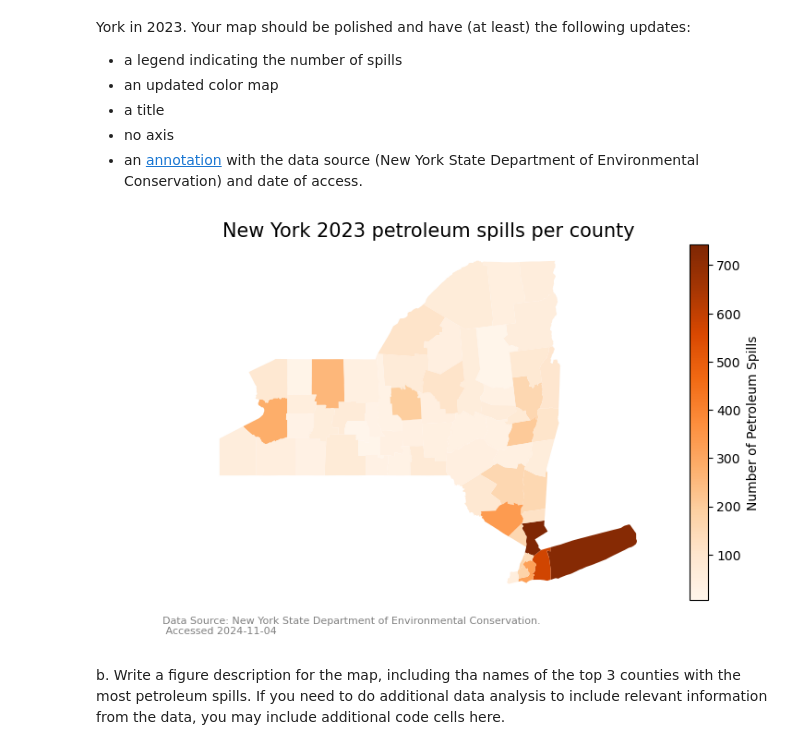
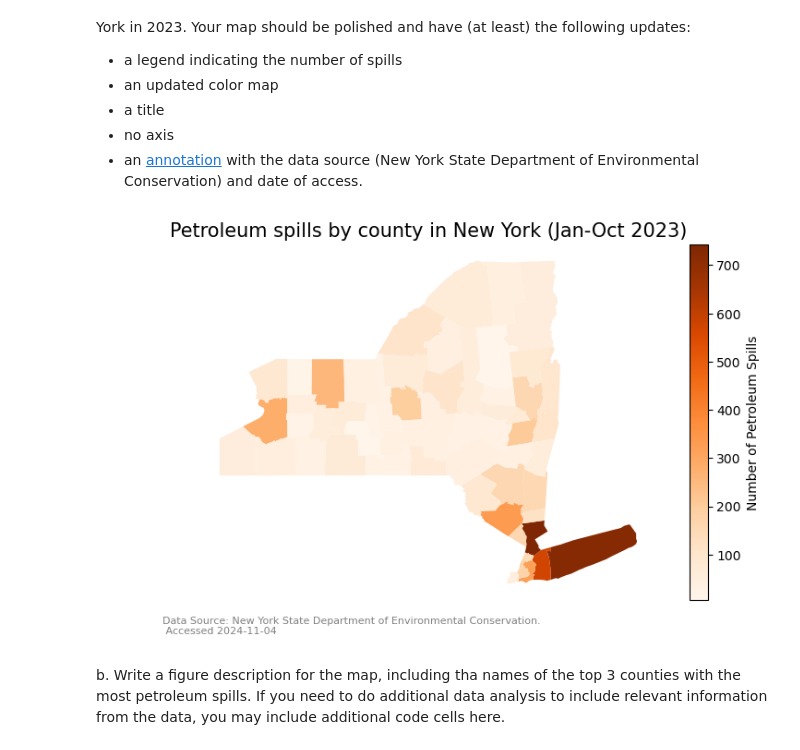
Before and after one commit to marinakochuten/eds220-hwk3, a Jupyter notebook: hwk3-task2-oil-spills.ipynb, the cells around one changed output. Cells and saved outputs as stored; diff of their text form; code cells hidden in the pictures.

```diff
--- a/hwk3-task2-oil-spills.ipynb
+++ b/hwk3-task2-oil-spills.ipynb
@@ -527,28 +526,28 @@ Your map should be polished and have (at least) the following updates:
 # %%
 # a. Choropleth map of number of petroleum spills per county in NY in 2023
 fig, ax = plt.subplots(figsize=(9,5))   # Update figure size
 
 # Remove axis for a cleaner map
 ax.axis('off')
 
 # Title for the plot
-ax.set_title('New York 2023 petroleum spills per county',
+ax.set_title('Petroleum spills by county in New York (Jan-Oct 2023)',
               fontsize=15)
 
 # Plot spills per county
 ny_counties.plot(ax=ax,
                  column='n_spills',
                  legend=True,
                  cmap = 'Oranges',
                  legend_kwds={'label':'Number of Petroleum Spills'})
 
 # Subtitle
 ax.annotate("Data Source: New York State Department of Environmental Conservation. \n Accessed 2024-11-04",
             xy = (0.08, 0.03), xycoords='figure fraction', fontsize = 8, color = 'grey')
 
 plt.show()
 # %% [output]
-[figure, old version]
+[figure, new version]
 # %% [markdown]
 <!-- END QUESTION -->
 
```
Also changed, not shown: parts of 2 cells of this notebook.
